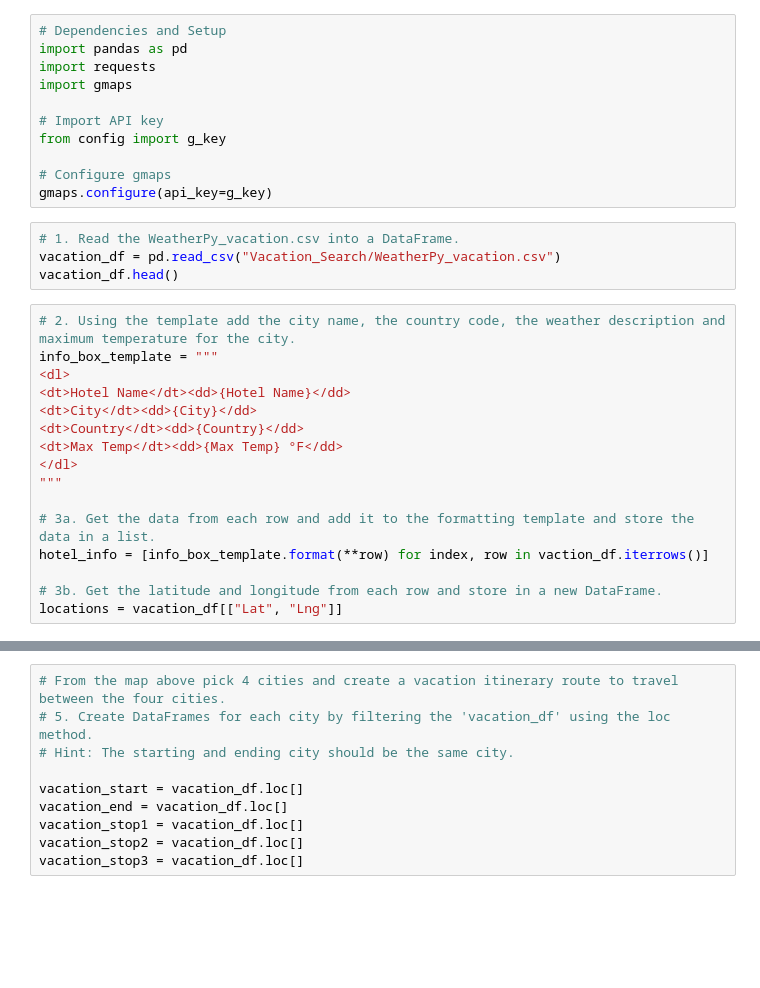
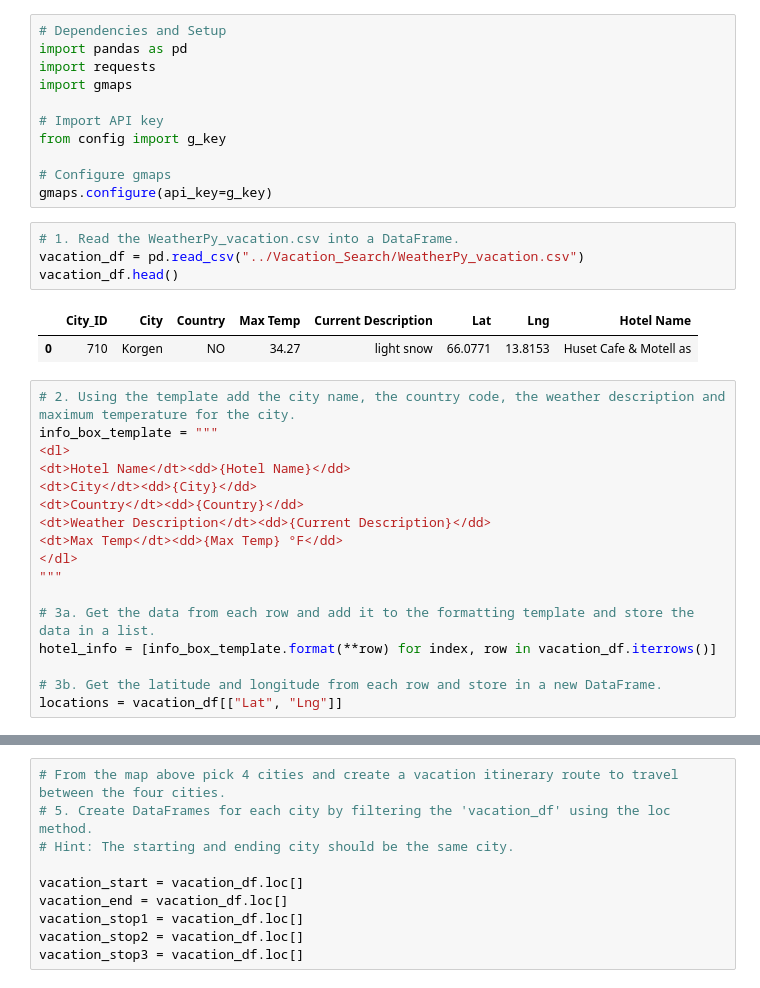
Before and after one commit to robyndook/World_Weather_Analysis, a Jupyter notebook: Vacation_Itinerary/Vacation_Itinerary.ipynb, the cells around one changed output, grey strips where cells are left out. Cells and saved outputs as stored; diff of their text form; blank space fills up the shorter version.

```diff
--- a/Vacation_Itinerary/Vacation_Itinerary.ipynb
+++ b/Vacation_Itinerary/Vacation_Itinerary.ipynb
@@ -13,8 +13,11 @@ from config import g_key
 gmaps.configure(api_key=g_key)
 # %%
 # 1. Read the WeatherPy_vacation.csv into a DataFrame.
-vacation_df = pd.read_csv("Vacation_Search/WeatherPy_vacation.csv")
+vacation_df = pd.read_csv("../Vacation_Search/WeatherPy_vacation.csv")
 vacation_df.head()
+# %% [output]
+|  | City_ID | City | Country | Max Temp | Current Description | Lat | Lng | Hotel Name |
+| 0 | 710 | Korgen | NO | 34.27 | light snow | 66.0771 | 13.8153 | Huset Cafe & Motell as |
 # %%
 # 2. Using the template add the city name, the country code, the weather description and maximum temperature for the city.
 info_box_template = """
@@ -22,12 +25,13 @@ info_box_template = """
 <dt>Hotel Name</dt><dd>{Hotel Name}</dd>
 <dt>City</dt><dd>{City}</dd>
 <dt>Country</dt><dd>{Country}</dd>
+<dt>Weather Description</dt><dd>{Current Description}</dd>
 <dt>Max Temp</dt><dd>{Max Temp} °F</dd>
 </dl>
 """
 
 # 3a. Get the data from each row and add it to the formatting template and store the data in a list.
-hotel_info = [info_box_template.format(**row) for index, row in vaction_df.iterrows()]
+hotel_info = [info_box_template.format(**row) for index, row in vacation_df.iterrows()]
 
 # 3b. Get the latitude and longitude from each row and store in a new DataFrame.
 locations = vacation_df[["Lat", "Lng"]]
```
Also changed, not shown: parts of 1 cell of this notebook, 4 other files.
